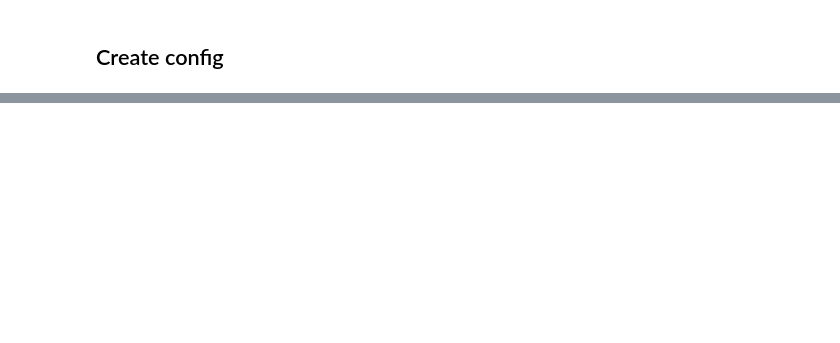
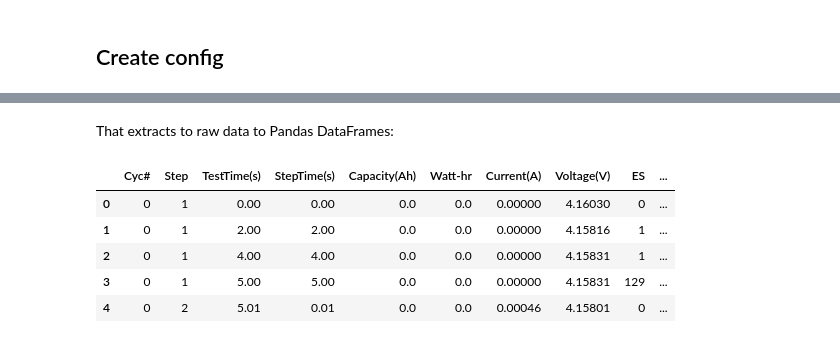
Before and after one commit to BattGenie/battetl, a Jupyter notebook: examples/battetl_demo.ipynb, the cells around one changed output, grey strips where cells are left out. Drawn from its saved outputs; the diff is of its cells as text; code cells hidden in the pictures; blank space fills up the shorter version.

```diff
--- a/examples/battetl_demo.ipynb
+++ b/examples/battetl_demo.ipynb
@@ -164,0 +211,11 @@ cell.extract().transform().load()
+# %% [markdown]
+That extracts to raw data to Pandas DataFrames:
+# %%
+cell.raw_test_data.head()
+# %% [output]
+|  | Cyc# | Step | TestTime(s) | StepTime(s) | Capacity(Ah) | Watt-hr | Current(A) | Voltage(V) | ES | ... |
+| 0 | 0 | 1 | 0.00 | 0.00 | 0.0 | 0.0 | 0.00000 | 4.16030 | 0 | ... |
+| 1 | 0 | 1 | 2.00 | 2.00 | 0.0 | 0.0 | 0.00000 | 4.15816 | 1 | ... |
+| 2 | 0 | 1 | 4.00 | 4.00 | 0.0 | 0.0 | 0.00000 | 4.15831 | 1 | ... |
+| 3 | 0 | 1 | 5.00 | 5.00 | 0.0 | 0.0 | 0.00000 | 4.15831 | 129 | ... |
+| 4 | 0 | 2 | 5.01 | 0.01 | 0.0 | 0.0 | 0.00046 | 4.15801 | 0 | ... |
```
Also changed, not shown: parts of 30 cells of this notebook.
